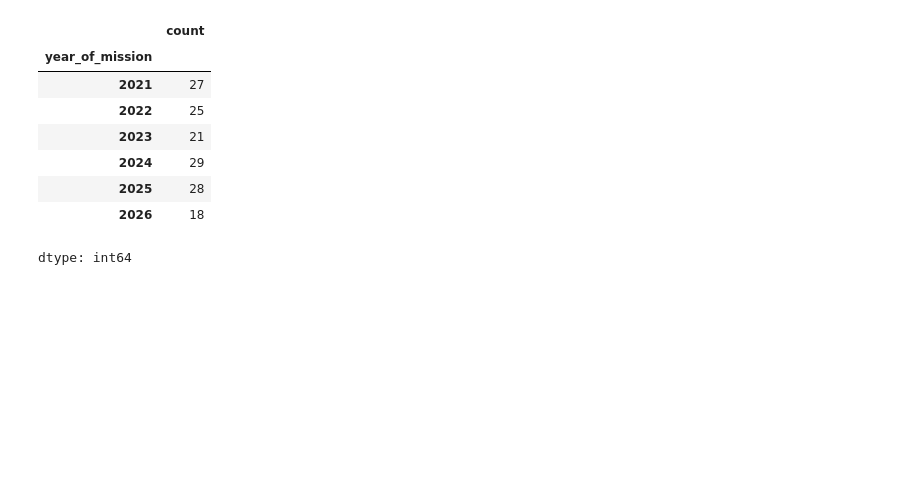
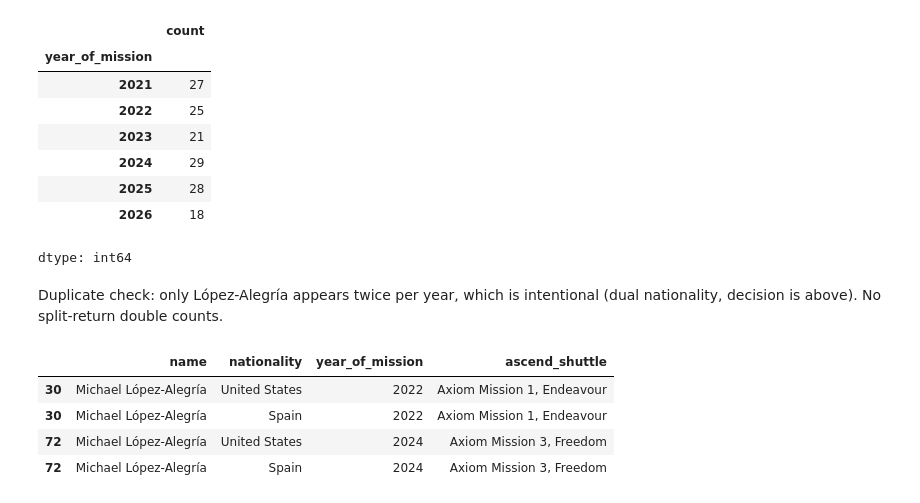
Before and after one commit to MayaVolkov/astronaut-missions-analysis, a Jupyter notebook: Astronaut_Mission_Analysis_.ipynb, the cells around one changed output. Saved outputs shown, nothing was run; the diff lists cells and outputs as text; code cells hidden in the pictures; blank space fills up the shorter version.

```diff
--- a/Astronaut_Mission_Analysis_.ipynb
+++ b/Astronaut_Mission_Analysis_.ipynb
@@ -878,3 +878,13 @@ new_data["year_of_mission"].value_counts().sort_index()
 | 2025 | 28 |
 | 2026 | 18 |
 dtype: int64
+# %% [markdown]
+Duplicate check: only López-Alegría appears twice per year, which is intentional (dual nationality, decision is above). No split-return double counts.
+# %%
+new_data[new_data.duplicated(["name", "year_of_mission"], keep=False)]
+# %% [output]
+|  | name | nationality | year_of_mission | ascend_shuttle |
+| 30 | Michael López-Alegría | United States | 2022 | Axiom Mission 1, Endeavour |
+| 30 | Michael López-Alegría | Spain | 2022 | Axiom Mission 1, Endeavour |
+| 72 | Michael López-Alegría | United States | 2024 | Axiom Mission 3, Freedom |
+| 72 | Michael López-Alegría | Spain | 2024 | Axiom Mission 3, Freedom |
```
Also changed, not shown: parts of 10 cells of this notebook.
